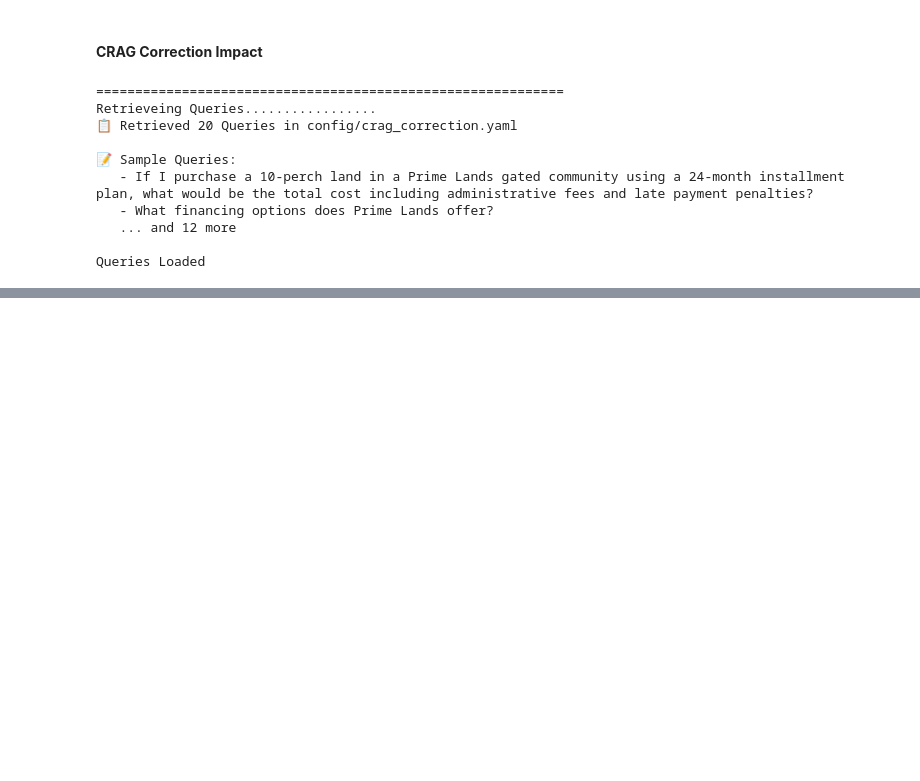
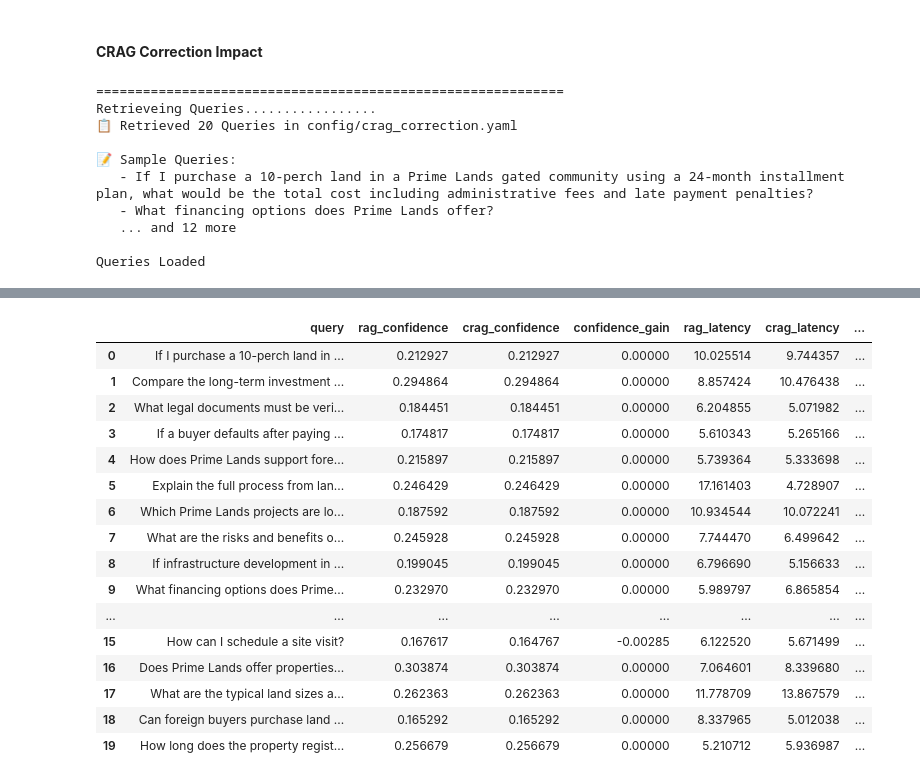
Before and after one commit to hemalmewan/Prime-Land-AI-Assistant, a Jupyter notebook: notebooks/03_intelligence_layers.ipynb, the cells around one changed output, grey strips where cells are left out. Drawn from its saved outputs; the diff is of its cells as text; code cells hidden in the pictures; blank space fills up the shorter version.

```diff
--- a/notebooks/03_intelligence_layers.ipynb
+++ b/notebooks/03_intelligence_layers.ipynb
@@ -626,2 +626,22 @@ avg_crag_latency: 5.8898591756820675
 ================================================================================
 ✅ Finished comparison performance of 20 queries
+# %%
+crag_performance_result
+# %% [output]
+|  | query | rag_confidence | crag_confidence | confidence_gain | rag_latency | crag_latency | ... |
+| 0 | If I purchase a 10-perch land in ... | 0.212927 | 0.212927 | 0.00000 | 10.025514 | 9.744357 | ... |
+| 1 | Compare the long-term investment ... | 0.294864 | 0.294864 | 0.00000 | 8.857424 | 10.476438 | ... |
+| 2 | What legal documents must be veri... | 0.184451 | 0.184451 | 0.00000 | 6.204855 | 5.071982 | ... |
+| 3 | If a buyer defaults after paying ... | 0.174817 | 0.174817 | 0.00000 | 5.610343 | 5.265166 | ... |
+| 4 | How does Prime Lands support fore... | 0.215897 | 0.215897 | 0.00000 | 5.739364 | 5.333698 | ... |
+| 5 | Explain the full process from lan... | 0.246429 | 0.246429 | 0.00000 | 17.161403 | 4.728907 | ... |
+| 6 | Which Prime Lands projects are lo... | 0.187592 | 0.187592 | 0.00000 | 10.934544 | 10.072241 | ... |
+| 7 | What are the risks and benefits o... | 0.245928 | 0.245928 | 0.00000 | 7.744470 | 6.499642 | ... |
+| 8 | If infrastructure development in ... | 0.199045 | 0.199045 | 0.00000 | 6.796690 | 5.156633 | ... |
+| 9 | What financing options does Prime... | 0.232970 | 0.232970 | 0.00000 | 5.989797 | 6.865854 | ... |
+| ... | ... | ... | ... | ... | ... | ... | ... |
+| 15 | How can I schedule a site visit? | 0.167617 | 0.164767 | -0.00285 | 6.122520 | 5.671499 | ... |
+| 16 | Does Prime Lands offer properties... | 0.303874 | 0.303874 | 0.00000 | 7.064601 | 8.339680 | ... |
+| 17 | What are the typical land sizes a... | 0.262363 | 0.262363 | 0.00000 | 11.778709 | 13.867579 | ... |
+| 18 | Can foreign buyers purchase land ... | 0.165292 | 0.165292 | 0.00000 | 8.337965 | 5.012038 | ... |
+| 19 | How long does the property regist... | 0.256679 | 0.256679 | 0.00000 | 5.210712 | 5.936987 | ... |
```
Also changed, not shown: parts of 9 cells of this notebook, 2 other files.
